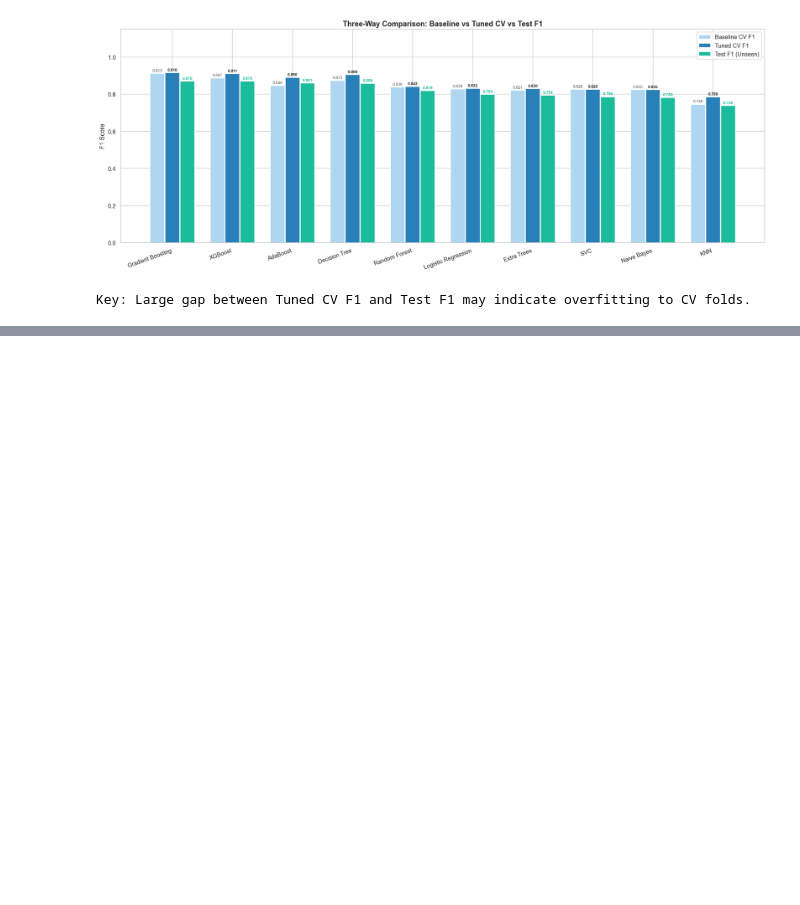
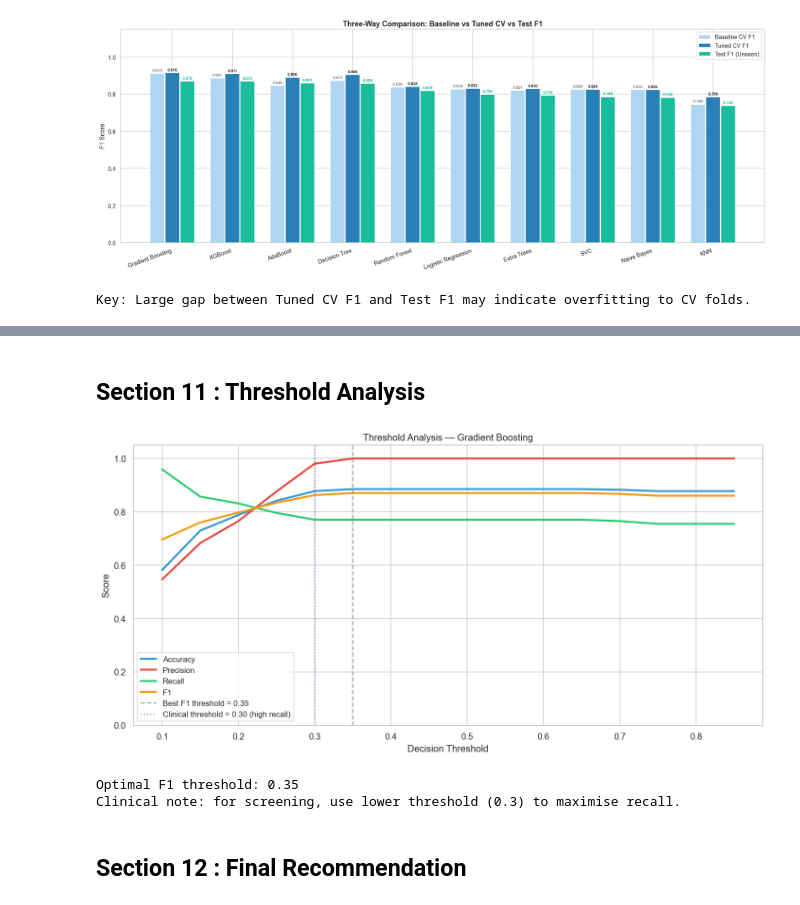
Before and after one commit to afeefanver/Osteoporosis-Risk-Prediction, a Jupyter notebook: final(works)/Model Eval(Oesto V3).ipynb, the cells around one changed output, grey strips where cells are left out. Drawn from its saved outputs; the diff is of its cells as text; code cells hidden in the pictures; blank space fills up the shorter version.

```diff
--- a/final(works)/Model Eval(Oesto V3).ipynb
+++ b/final(works)/Model Eval(Oesto V3).ipynb
@@ -345,0 +432,44 @@ Key: Large gap between Tuned CV F1 and Test F1 may indicate overfitting to CV fo
+# %% [markdown]
+## Section 11 : Threshold Analysis
+# %%
+best_name  = metrics_df.iloc[0]['Model']
+best_model = models[best_name]
+X_best     = get_X(best_name, X_test_scaled, X_test)
+best_probs = best_model.predict_proba(X_best)[:,1]
+
+thresholds = np.arange(0.1, 0.9, 0.05)
+thresh_rows = []
+for t in thresholds:
+    preds = (best_probs >= t).astype(int)
+    thresh_rows.append({
+        'Threshold': round(t,2),
+        'Accuracy':  accuracy_score(y_test, preds),
+        'Precision': precision_score(y_test, preds, zero_division=0),
+        'Recall':    recall_score(y_test, preds, zero_division=0),
+        'F1':        f1_score(y_test, preds, zero_division=0),
+    })
+thresh_df  = pd.DataFrame(thresh_rows)
+best_thresh = thresh_df.loc[thresh_df['F1'].idxmax(), 'Threshold']
+
+fig, ax = plt.subplots(figsize=(12, 6))
+for m, c in zip(['Accuracy','Precision','Recall','F1'],
+                ['#3498DB','#E74C3C','#2ECC71','#F39C12']):
+    ax.plot(thresh_df['Threshold'], thresh_df[m], linewidth=2.5, label=m, color=c)
+ax.axvline(best_thresh, color='gray', linestyle='--', alpha=0.7,
+           label=f'Best F1 threshold = {best_thresh:.2f}')
+ax.axvline(0.3, color='#8E44AD', linestyle=':', alpha=0.7,
+           label='Clinical threshold = 0.30 (high recall)')
+ax.set(xlabel='Decision Threshold', ylabel='Score',
+       title=f'Threshold Analysis — {best_name}', ylim=[0,1.05])
+ax.legend(fontsize=10)
+plt.savefig('plots/14_Threshold_analysis.png', bbox_inches='tight')
+plt.tight_layout()
+plt.show()
+print(f'Optimal F1 threshold: {best_thresh:.2f}')
+print('Clinical note: for screening, use lower threshold (0.3) to maximise recall.')
+# %% [output]
+[figure, added]
+Optimal F1 threshold: 0.35
+Clinical note: for screening, use lower threshold (0.3) to maximise recall.
+# %% [markdown]
+## Section 12 : Final Recommendation
```
Also changed, not shown: parts of 5 cells of this notebook.
